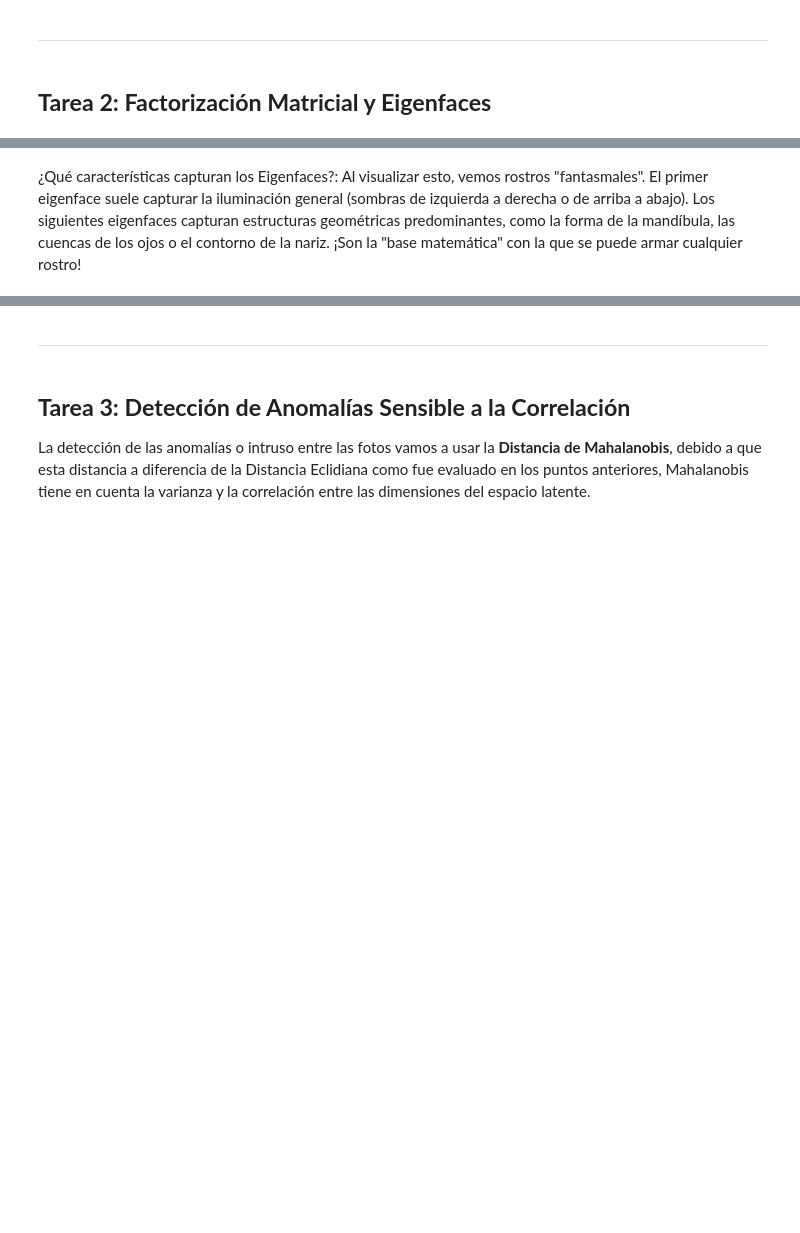
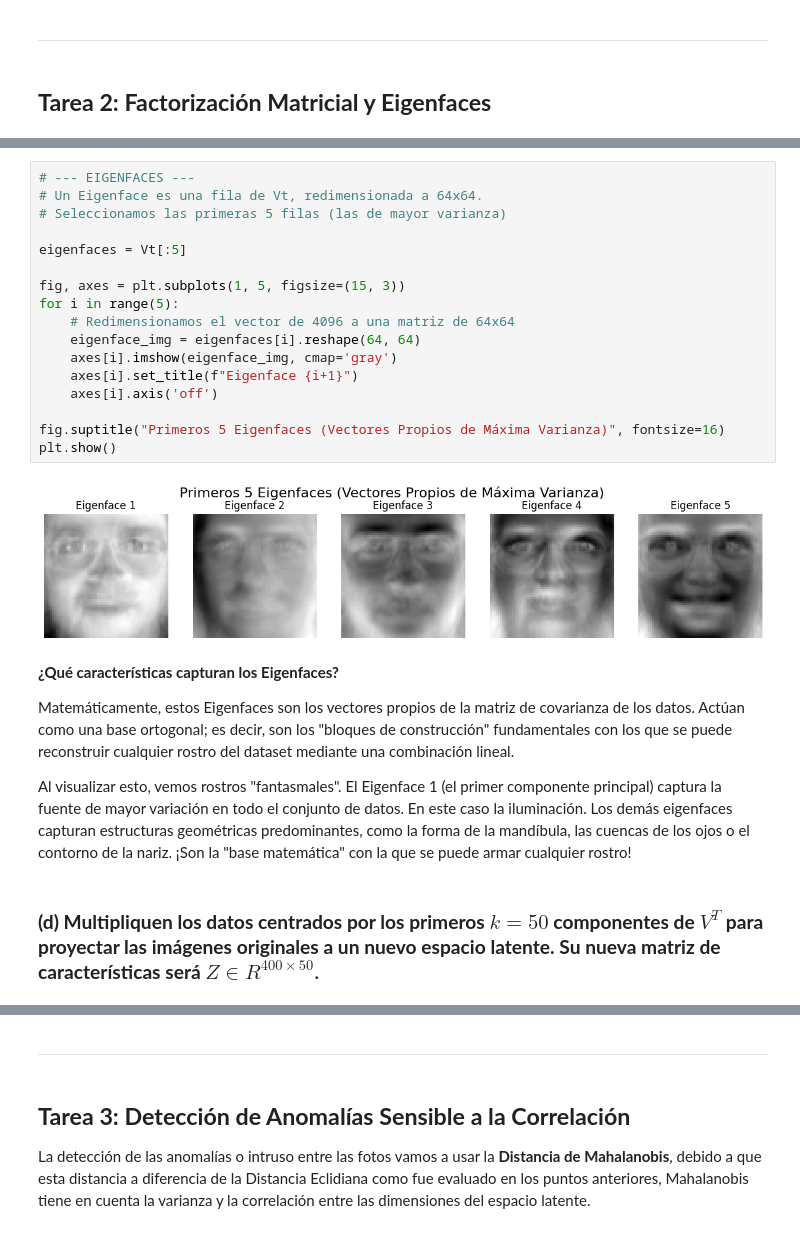
Before and after one commit to HeiderZapata/Applied-Math, a Jupyter notebook: Trabajo Final/Trabajo Final-Álgebra-Martinez-Zapata-Londono-Notebook.ipynb, the cells around one changed output, grey strips where cells are left out. Saved outputs shown, nothing was run; the diff lists cells and outputs as text; blank space fills up the shorter version.

```diff
--- a/Trabajo Final/Trabajo Final-Álgebra-Martinez-Zapata-Londono-Notebook.ipynb
+++ b/Trabajo Final/Trabajo Final-Álgebra-Martinez-Zapata-Londono-Notebook.ipynb
@@ -159,3 +211,28 @@ Dimensiones de V transpuesta (Vt): (400, 4096)
+# %%
+# --- EIGENFACES ---
+# Un Eigenface es una fila de Vt, redimensionada a 64x64.
+# Seleccionamos las primeras 5 filas (las de mayor varianza)
+
+eigenfaces = Vt[:5]
+
+fig, axes = plt.subplots(1, 5, figsize=(15, 3))
+for i in range(5):
+    # Redimensionamos el vector de 4096 a una matriz de 64x64
+    eigenface_img = eigenfaces[i].reshape(64, 64)
+    axes[i].imshow(eigenface_img, cmap='gray')
+    axes[i].set_title(f"Eigenface {i+1}")
+    axes[i].axis('off')
+
+fig.suptitle("Primeros 5 Eigenfaces (Vectores Propios de Máxima Varianza)", fontsize=16)
+plt.show()
+# %% [output]
+[figure, added]
 # %% [markdown]
-¿Qué características capturan los Eigenfaces?: Al visualizar esto, vemos rostros "fantasmales". El primer eigenface suele capturar la iluminación general (sombras de izquierda a derecha o de arriba a abajo). Los siguientes eigenfaces capturan estructuras geométricas predominantes, como la forma de la mandíbula, las cuencas de los ojos o el contorno de la nariz. ¡Son la "base matemática" con la que se puede armar cualquier rostro!
+**¿Qué características capturan los Eigenfaces?**
+
+Matemáticamente, estos Eigenfaces son los vectores propios de la matriz de covarianza de los datos. Actúan como una base ortogonal; es decir, son los "bloques de construcción" fundamentales con los que se puede reconstruir cualquier rostro del dataset mediante una combinación lineal.
+
+Al visualizar esto, vemos rostros "fantasmales". El Eigenface 1 (el primer componente principal) captura la fuente de mayor variación en todo el conjunto de datos. En este caso la iluminación. Los demás eigenfaces capturan estructuras geométricas predominantes, como la forma de la mandíbula, las cuencas de los ojos o el contorno de la nariz. ¡Son la "base matemática" con la que se puede armar cualquier rostro!
+# %% [markdown]
+### **(d) Multipliquen los datos centrados por los primeros $k = 50$ componentes de $V^T$ para proyectar las imágenes originales a un nuevo espacio latente. Su nueva matriz de características será $Z ∈ R^{400×50}$**.
 # %% [markdown]
```
Also changed, not shown: parts of 29 cells of this notebook, 1 other file.
